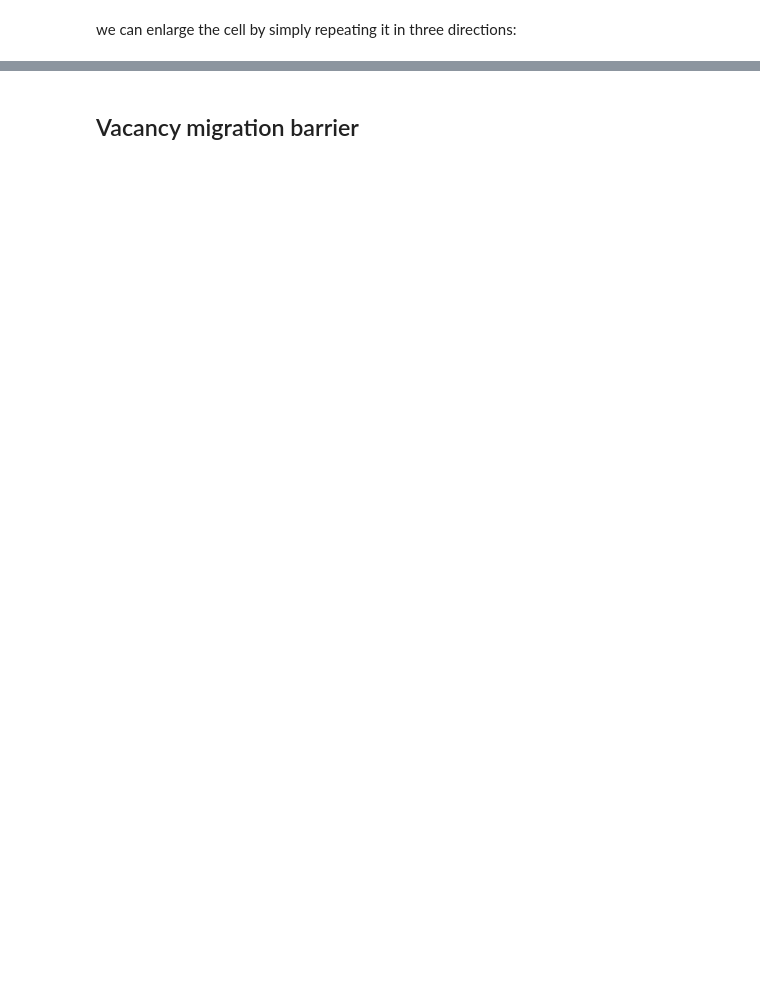
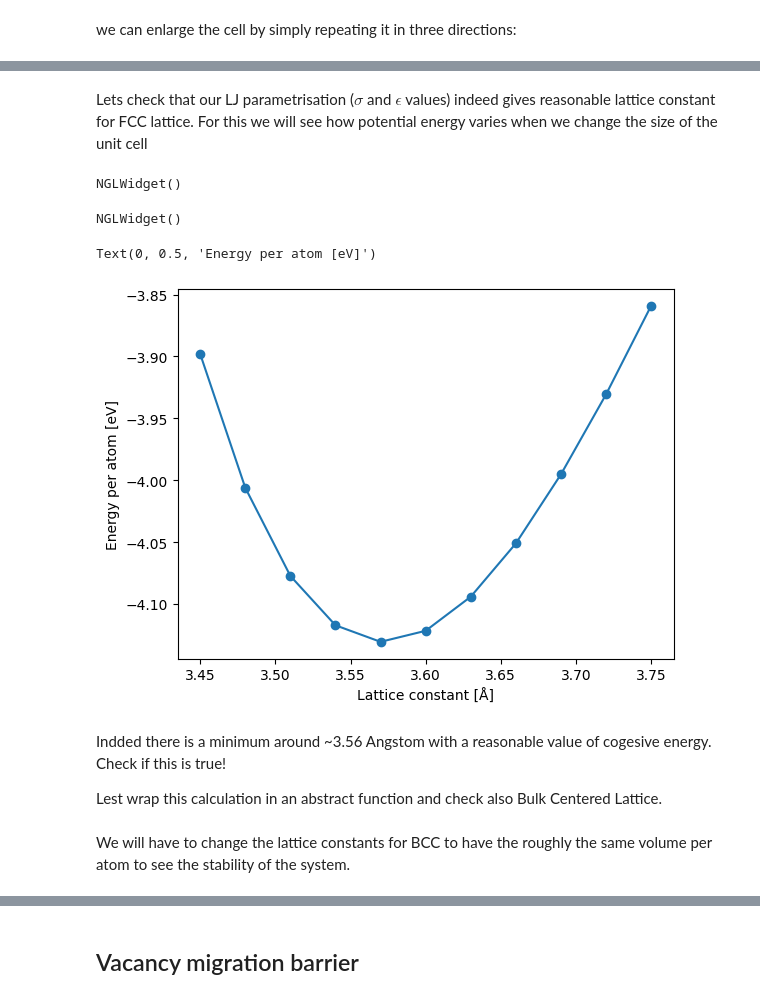
Before and after one commit to pgrigorev/ModMatEcole, a Jupyter notebook: tutorials/T1_1_python_ecosystem.ipynb, the cells around one changed output, grey strips where cells are left out. Saved outputs shown, nothing was run; the diff lists cells and outputs as text; code cells hidden in the pictures; blank space fills up the shorter version.

```diff
--- a/tutorials/T1_1_python_ecosystem.ipynb
+++ b/tutorials/T1_1_python_ecosystem.ipynb
@@ -110,0 +95,4 @@ Lattice constant: 3.5722 Å
+# %%
+from ase.calculators.lj import LennardJones
+from ase.units import kcal, mol
+LJ_calc = LennardJones(epsilon=12.0 * (kcal / mol), sigma=2.31)
@@ -110,0 +101,4 @@ Lattice constant: 3.5722 Å
+# %%
+fcc_atoms = FaceCenteredCubic('Fe', latticeconstant=3.6)
+fcc_atoms.calc = LJ_calc
+fcc_atoms.get_potential_energy()
@@ -110,0 +114,31 @@ Lattice constant: 3.5722 Å
+# %% [markdown]
+Lets check that our LJ parametrisation ($\sigma$ and $\epsilon$ values) indeed gives reasonable lattice constant for FCC lattice. For this we will see how potential energy varies when we change the size of the unit cell
+# %%
+lattice_constants = np.linspace(3.45, 3.75, 11)
+fcc_energies = []
+fcc_boxes = [FaceCenteredCubic('Fe', latticeconstant=a) for a in lattice_constants]
+# %%
+show_structure(fcc_boxes[0])
+# %% [output]
+NGLWidget()
+# %%
+show_structure(fcc_boxes[-1])
+# %% [output]
+NGLWidget()
+# %%
+fcc_energies = []
+for fcc_atoms in fcc_boxes:
+    fcc_atoms.calc = LJ_calc
+    fcc_energies.append(fcc_atoms.get_potential_energy() / len(fcc_atoms))
+# %%
+fig, ax = plt.subplots()
+ax.plot(lattice_constants, fcc_energies, 'o-')
+ax.set_xlabel('Lattice constant [Å]')
+ax.set_ylabel('Energy per atom [eV]')
+# %% [output]
+Text(0, 0.5, 'Energy per atom [eV]')
+[figure, added]
+# %% [markdown]
+Indded there is a minimum around ~3.56 Angstom with a reasonable value of cogesive energy. Check if this is true!
+
+Lest wrap this calculation in an abstract function and check also Bulk Centered Lattice.
@@ -110,0 +153,2 @@ Lattice constant: 3.5722 Å
+# %% [markdown]
+We will have to change the lattice constants for BCC to have the roughly the same volume per atom to see the stability of the system.
```
Also changed, not shown: parts of 64 cells of this notebook.
